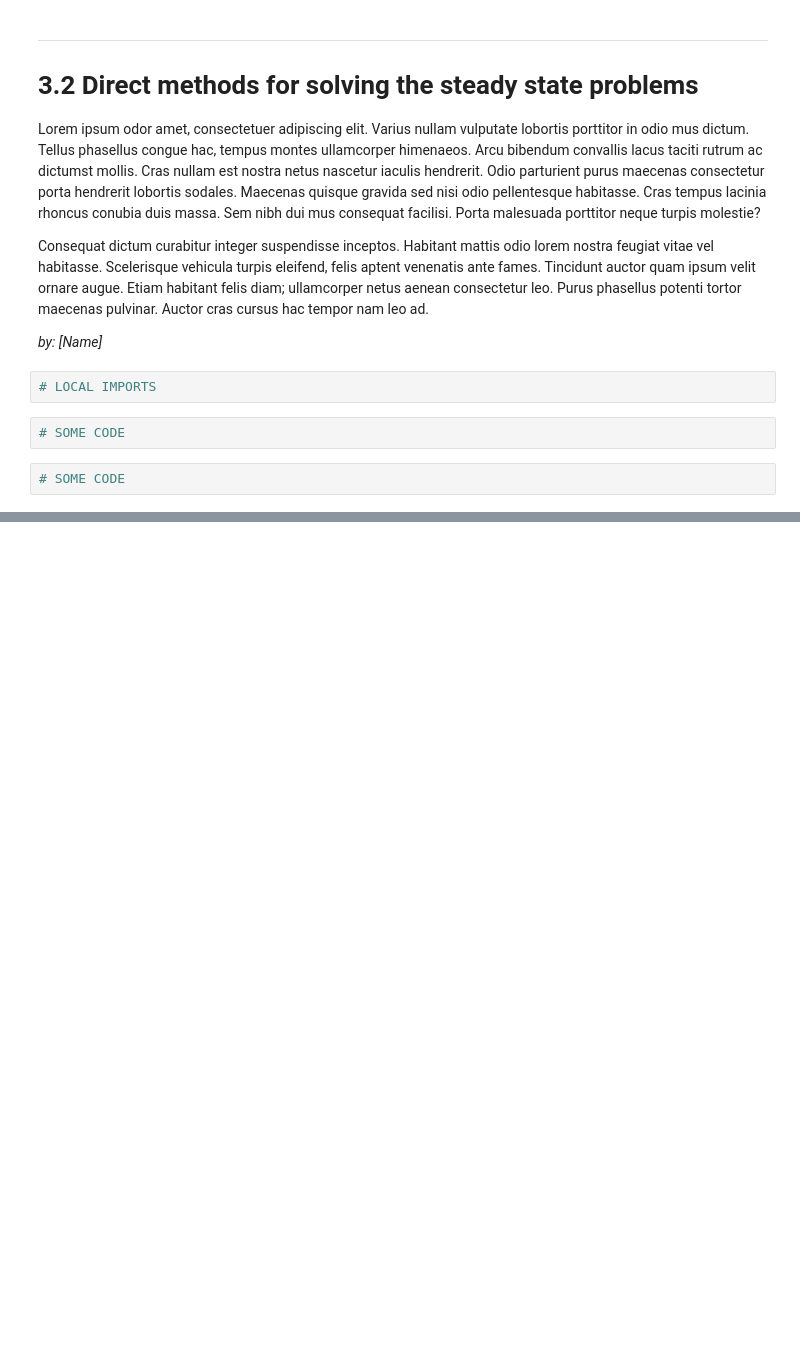
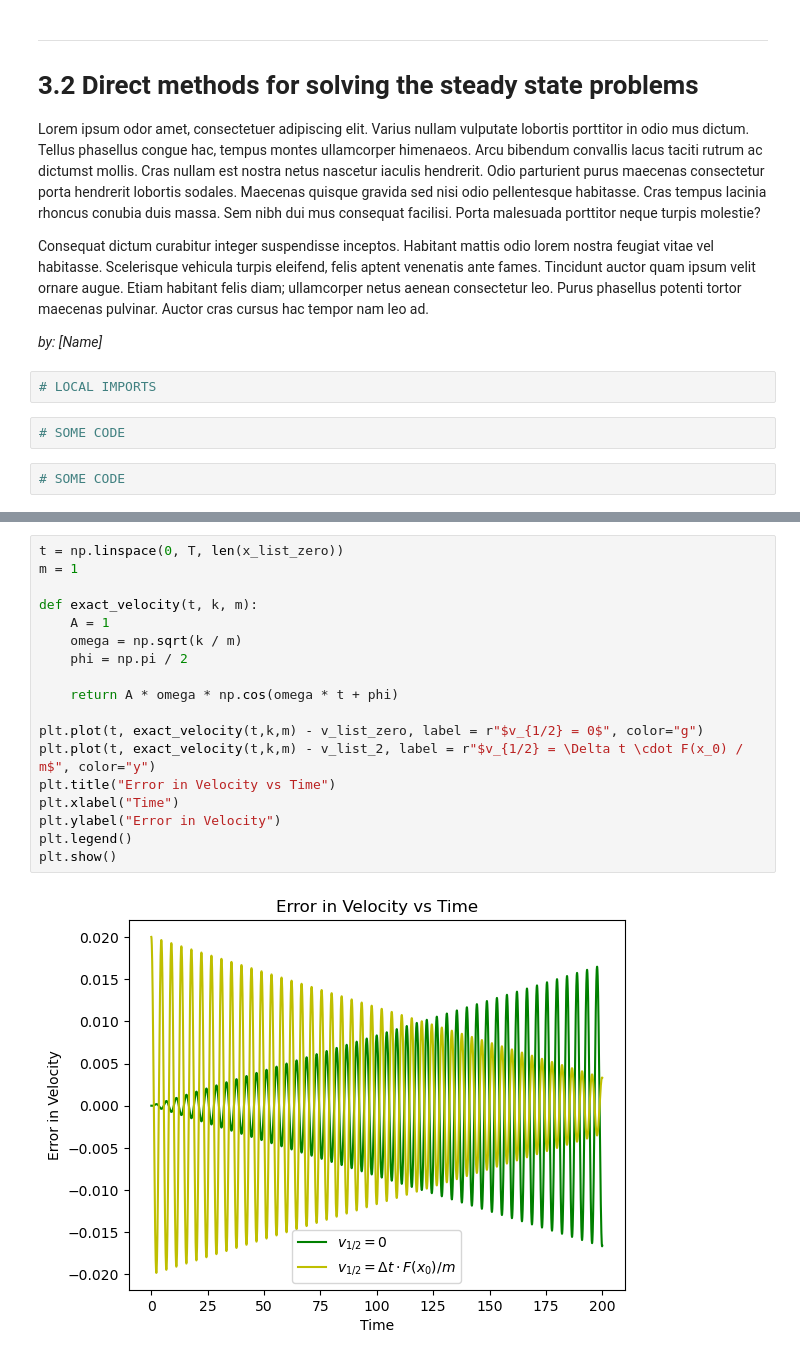
Before and after one commit to kingilsildor/CLS-Scientific_Computing-Assignment3, a Jupyter notebook: interface.ipynb, the cells around one changed output, grey strips where cells are left out. Drawn from its saved outputs; the diff is of its cells as text; blank space fills up the shorter version.

```diff
--- a/interface.ipynb
+++ b/interface.ipynb
@@ -285,0 +260,20 @@ import numpy as np
+# %%
+t = np.linspace(0, T, len(x_list_zero))
+m = 1
+
+def exact_velocity(t, k, m):
+    A = 1
+    omega = np.sqrt(k / m)
+    phi = np.pi / 2
+
+    return A * omega * np.cos(omega * t + phi)
+
+plt.plot(t, exact_velocity(t,k,m) - v_list_zero, label = r"$v_{1/2} = 0$", color="g")
+plt.plot(t, exact_velocity(t,k,m) - v_list_2, label = r"$v_{1/2} = \Delta t \cdot F(x_0) / m$", color="y")
+plt.title("Error in Velocity vs Time")
+plt.xlabel("Time")
+plt.ylabel("Error in Velocity")
+plt.legend()
+plt.show()
+# %% [output]
+[figure, added]
```
Also changed, not shown: parts of 20 cells of this notebook, 1 other file.
